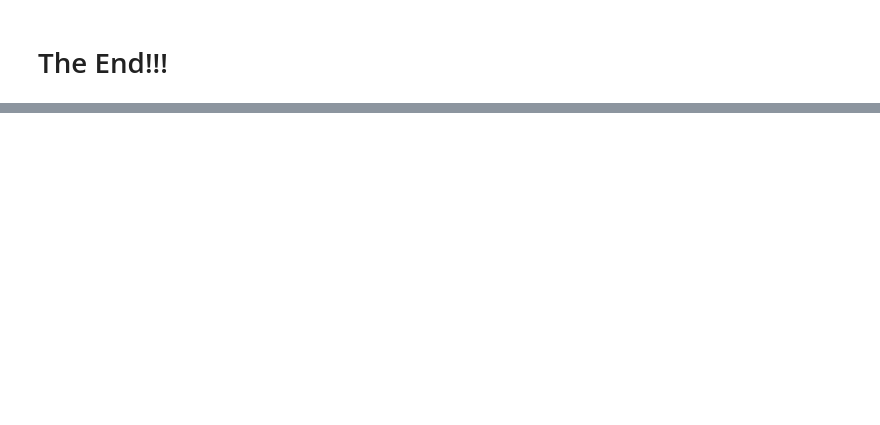
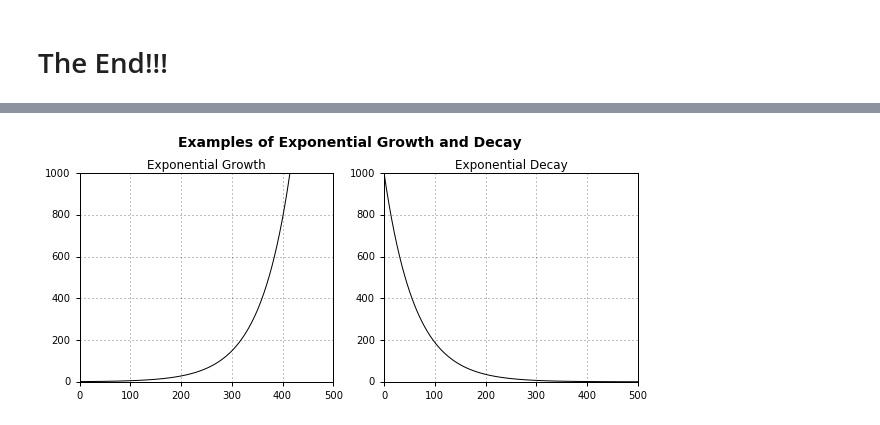
Before and after one commit to Nightscou2018/Replicate-OpenAPS-IOB-calcs, a Jupyter notebook: notebooks/OpenAPS_exponential_insulin_activity_and_IOB_calculations.ipynb, the cells around one changed output, grey strips where cells are left out. Saved outputs shown, nothing was run; the diff lists cells and outputs as text; code cells hidden in the pictures; blank space fills up the shorter version.

Commit message:
add example exponential growth and decay curves

```diff
--- a/notebooks/OpenAPS_exponential_insulin_activity_and_IOB_calculations.ipynb
+++ b/notebooks/OpenAPS_exponential_insulin_activity_and_IOB_calculations.ipynb
@@ -482,0 +537,7 @@ dict_of_iob_dfs_by_dia[5].iloc[121, :]
+# %%
+from math import exp
+def exp_growth(t):
+    return exp(t/60)
+
+def exp_decay(t):
+    return 1000 * exp(-t/60)
@@ -482,0 +571,39 @@ dict_of_iob_dfs_by_dia[5].iloc[121, :]
+# %%
+# Plot the exponential growth and decay curves
+plt.figure(figsize=(10, 4))
+
+
+x1 = np.linspace(0,500, num=100)
+y1 = np.array([exp_growth(t) for t in x1])
+
+x2 = np.linspace(0,500, num=100)
+y2 = np.array([exp_decay(t) for t in x2])
+
+plt.suptitle('Examples of Exponential Growth and Decay', fontsize=14, fontweight='bold')
+plt.subplots_adjust(top=0.85)
+
+plt.subplot(1, 2, 1)
+plt.plot(x1, y1,
+         label='exp_growth',
+         color='k')
+plt.title('Exponential Growth')
+plt.grid(True)
+plt.tick_params(axis='both', top='off', right='off', direction='out', pad=5, width=1)
+#plt.xlim([0,500])
+plt.ylim([0,1000.0])
+
+plt.subplot(1, 2, 2)
+plt.plot(x2, y2,
+         label='exp_decay',
+         color='k')
+plt.title('Exponential Decay')
+plt.grid(True)
+plt.tick_params(axis='both', top='off', right='off', direction='out', pad=5, width=1)
+#plt.xlim([0,500])
+plt.ylim([0,1000.0])
+
+plt.savefig('..\output\example_exponential_growth_and_decay.png', format='png', dpi=600)
+
+plt.show()
+# %% [output]
+[figure, added]
```
Also changed, not shown: parts of 15 cells of this notebook, 1 other file.
